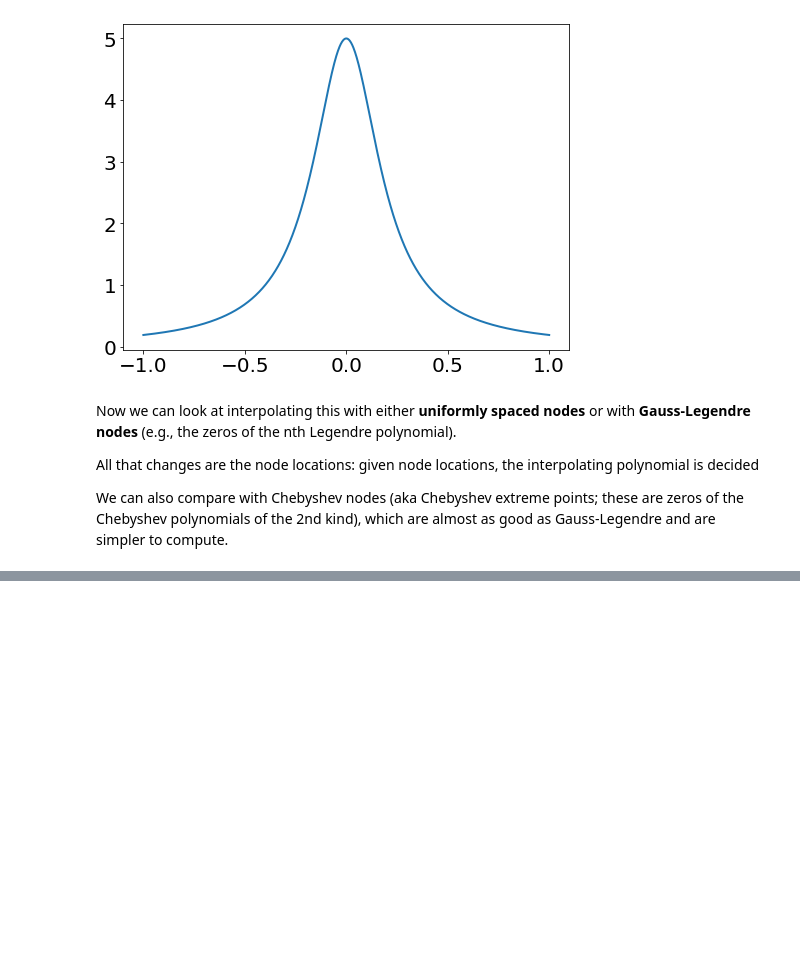
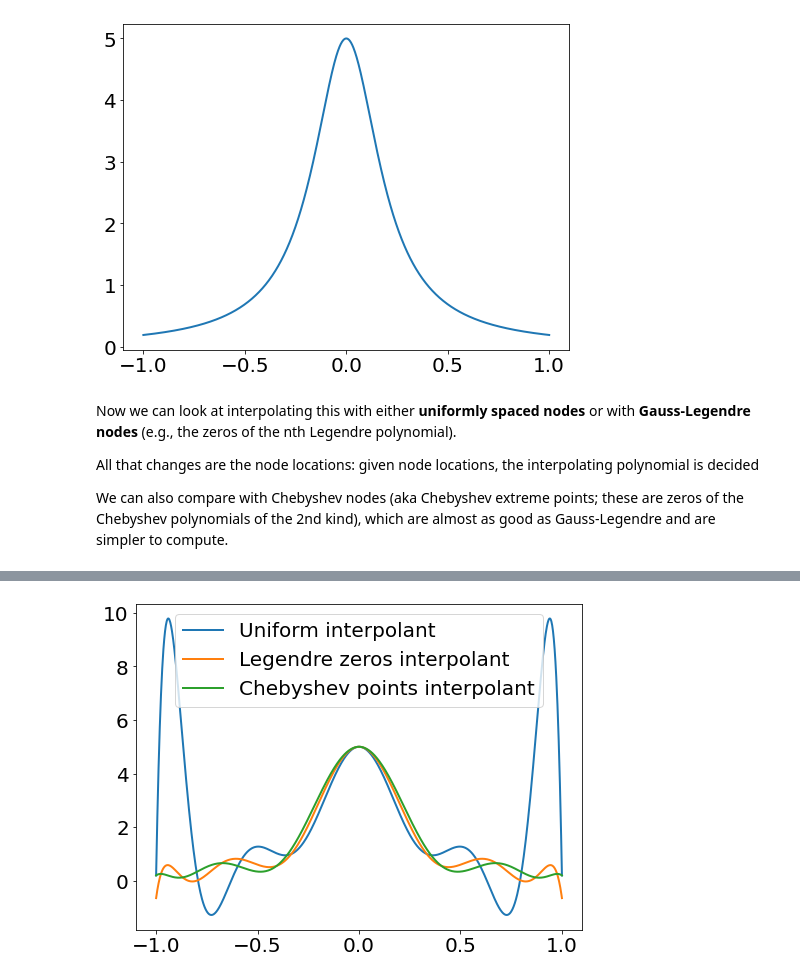
Before and after one commit to stephenbeckr/numerical-analysis-class, a Jupyter notebook: Demos/Ch4_GaussianQuadrature.ipynb, the cells around one changed output, grey strips where cells are left out. Cells and saved outputs as stored; diff of their text form; code cells hidden in the pictures; blank space fills up the shorter version.

```diff
--- a/Demos/Ch4_GaussianQuadrature.ipynb
+++ b/Demos/Ch4_GaussianQuadrature.ipynb
@@ -409 +408,21 @@ plt.legend()
 [figure]
+# %%
+# And just plot the interpolants themselves (not the error)
+n = 10 # need to make it smaller
+nodes = np.linspace(a,b,n+1) # uniform
+uniformInterpolant = BarycentricInterpolator(nodes,f(nodes))
+
+nodes,weights = roots_legendre(n+1)
+GaussInterpolant = BarycentricInterpolator(nodes,f(nodes))
+
+nodes = -np.cos( np.pi*np.arange(0,n+1)/n)
+ChebyshevInterpolant = BarycentricInterpolator(nodes,f(nodes))
+
+x = np.linspace(a,b,num=1000)
+
+plt.plot( x, uniformInterpolant(x) , label="Uniform interpolant");
+plt.plot( x, GaussInterpolant(x) , label="Legendre zeros interpolant");
+plt.plot( x, ChebyshevInterpolant(x) , label="Chebyshev points interpolant");
+plt.legend();
+# %% [output]
+[figure, added]
```
Also changed, not shown: parts of 3 cells of this notebook.
